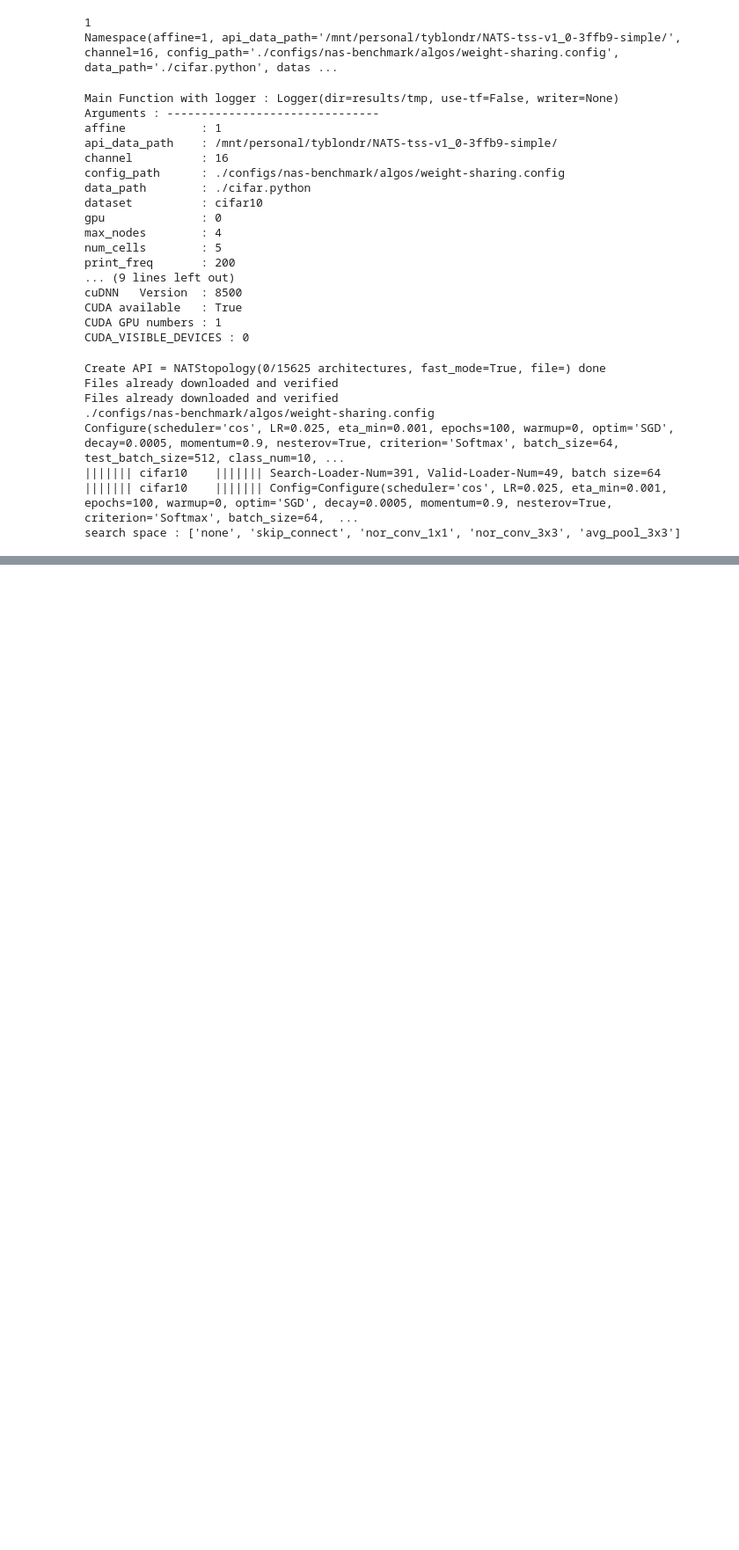
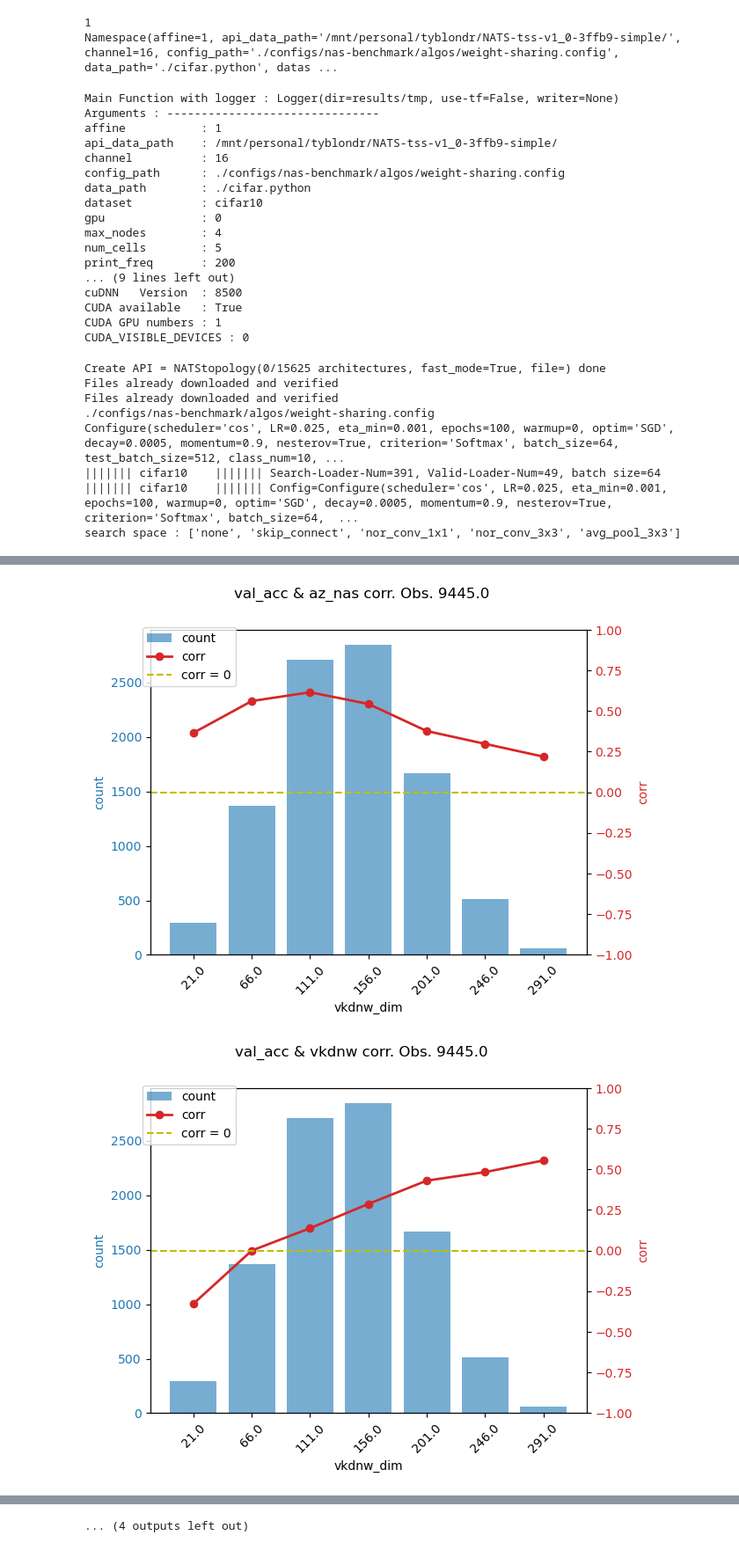
Before and after one commit to ondratybl/VKDNW, a Jupyter notebook: NB201/tss_general.ipynb, the cells around one changed output, grey strips where cells are left out. Shown at 88% size. Saved outputs shown, nothing was run; the diff lists cells and outputs as text; code cells hidden in the pictures; blank space fills up the shorter version.

```diff
--- a/NB201/tss_general.ipynb
+++ b/NB201/tss_general.ipynb
@@ -139,7 +139,7 @@ def random_genotype(max_nodes, op_names):
     arch = Structure(genotypes)
     return arch
 
-real_input_metrics = ['zico', 'snip', 'grasp', 'te_nas', 'gradsign', 'jacov']
+real_input_metrics = ['vkdnw', 'zico', 'snip', 'grasp', 'te_nas', 'gradsign', 'jacov']
 
 def search_find_best(xargs, xloader, n_samples = None, archs = None):
     logger.log("Searching with {}".format(xargs.zero_shot_score.lower()))
@@ -365 +328,26 @@ if api is not None:
+# %%
+import pandas as pd
+results_dicts = []
+for zero_shot_score in ['gradsign', 'zico', 'gradnorm', 'naswot', 'synflow', 'snip', 'grasp', 'te_nas', 'az_nas', 'zen', 'jacov', 'vkdnw']:
+    with open("./{}_{}_all_arch.pickle".format(zero_shot_score, xargs.dataset), "rb") as fp:
+        results_dicts.append(pickle.load(fp))
+results_all = pd.concat([pd.DataFrame(d) for d in results_dicts], axis=1)
+results_all = pd.concat([results_all, pd.DataFrame({'val_acc': api_valid_accs, 'flops': api_flops})], axis=1)
+results_all['arch_unique'] = [a.tostr() for a in all_archs]
+
+results_all['vkdnw_ratio'] = -(results_all['vkdnw_lambda_8']/results_all['vkdnw_lambda_3']).apply(np.log)
+results_all['az_nas'] = results_all['expressivity'].rank().apply(np.log)+results_all['progressivity'].rank().apply(np.log)+results_all['trainability'].rank().apply(np.log)+results_all['flops'].rank().apply(np.log)
+results_all['vkdnw'] = results_all[['vkdnw_dim', 'vkdnw_ratio']].apply(tuple, axis=1).rank(method='dense', ascending=True).apply(np.log)+results_all['flops'].rank().apply(np.log)
+
+results_all['vkdnw_a'] =  results_all[['vkdnw_dim', 'vkdnw_ratio']].apply(tuple, axis=1).rank(method='dense', ascending=True).apply(np.log)+results_all['progressivity'].rank().apply(np.log)+results_all['trainability'].rank().apply(np.log)+results_all['flops'].rank().apply(np.log)
+results_all['vkdnw_b'] =  results_all['expressivity'].rank().apply(np.log)+results_all[['vkdnw_dim', 'vkdnw_ratio']].apply(tuple, axis=1).rank(method='dense', ascending=True).apply(np.log)+results_all['trainability'].rank().apply(np.log)+results_all['flops'].rank().apply(np.log)
+results_all['vkdnw_c'] =  results_all['expressivity'].rank().apply(np.log)+results_all['progressivity'].rank().apply(np.log)+results_all[['vkdnw_dim', 'vkdnw_ratio']].apply(tuple, axis=1).rank(method='dense', ascending=True).apply(np.log)+results_all['flops'].rank().apply(np.log)
+results_all['te_nas'] = results_all['ntk'].rank().apply(np.log)+results_all['linear_region'].rank().apply(np.log)
+# %%
+# Option 1: keep only arch_unique (12751 nets)
+#results_all = results_all.drop_duplicates(subset='arch_unique', keep='first')
+# Option 2: do aggregation along 'arch_unique' (12751 nets); problem: vkdnw_dim is not unique
+#results_all = results_all.groupby('arch_unique').mean()
+# Option 2: keep only according to MFF (9445 nets)
+results_all = results_all[results_all['arch_unique'].isin(list(pd.read_csv('../../GRAF/zc_combine/data/nb201_features.csv')['net_str']))]
 # %%
@@ -592,0 +858,12 @@ else:
+# %%
+log = pd.DataFrame(columns=['pred_name', 'kendall', 'spearman', 'pearson', 'gain_norm','gain_exp', 'gain_log', 'auc_roc', 'auc_pr', 'auc_pr10'])
+for pred in ['az_nas', 'vkdnw', 'vkdnw_a', 'vkdnw_b', 'vkdnw_c'] + ['jacov', 'gradsign', 'zico', 'zen', 'grad_norm', 'naswot', 'synflow', 'snip', 'grasp', 'te_nas', 'zen']:
+    results_all.loc[results_all[pred]==-np.inf, pred] = -10**10
+    plot_stats(get_stats(results_all, 'vkdnw_dim', 'val_acc', pred), 'vkdnw_dim', 'val_acc', pred)
+    log = pd.concat([
+        log,
+        pd.DataFrame(get_metrics(results_all, pred, show_plot=False)),
+    ])
+# %% [output]
+[figure, added]
+[figure, added]
@@ -592,0 +880 @@ else:
+... (4 outputs left out)
```
Also changed, not shown: parts of 12 cells of this notebook, 4 other files.
